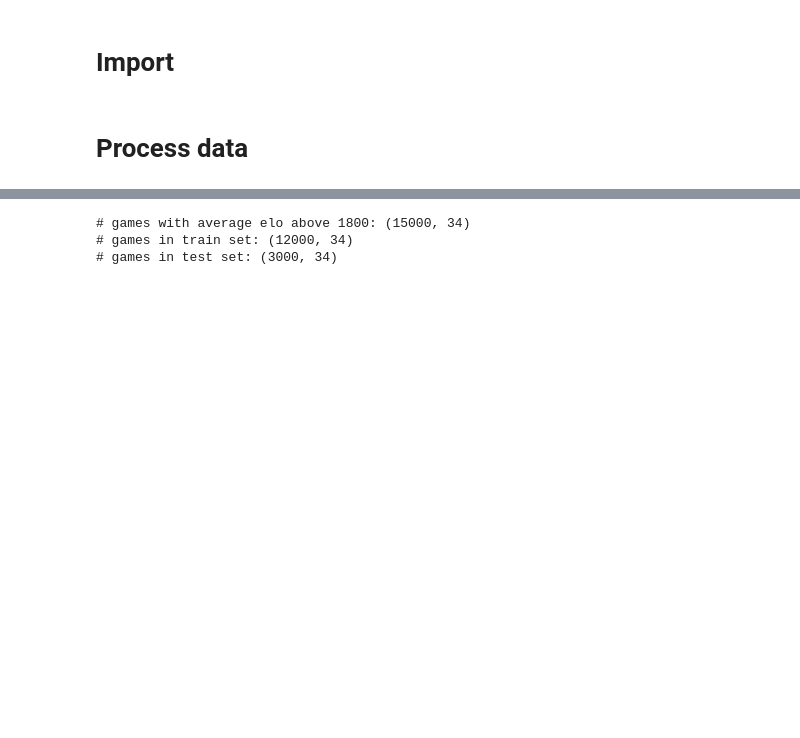
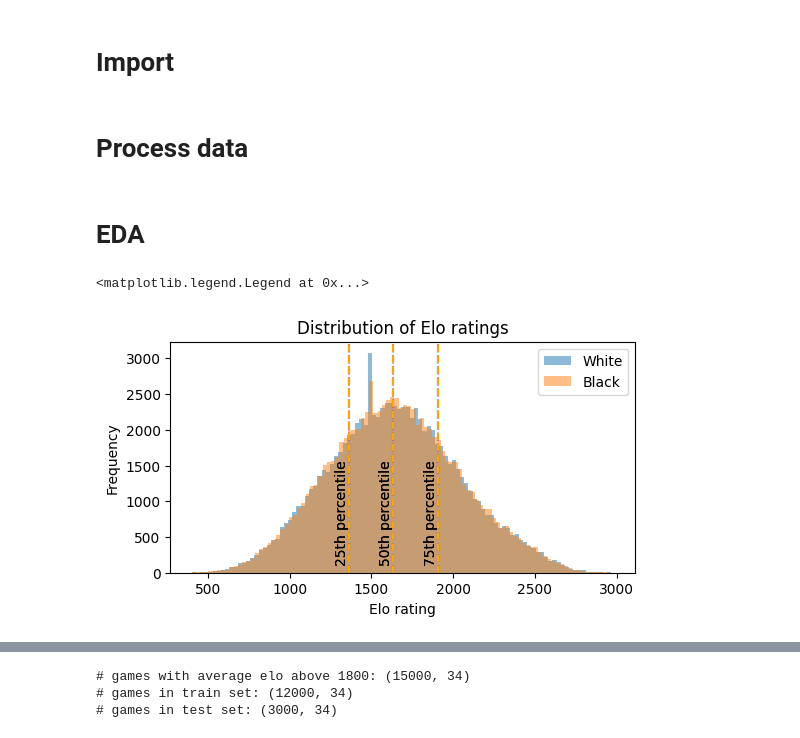
Before and after one commit to ngohiep-noob/Chess-move-recommender, a Jupyter notebook: src/naive.ipynb, the cells around one changed output, grey strips where cells are left out. Saved outputs shown, nothing was run; the diff lists cells and outputs as text; code cells hidden in the pictures; blank space fills up the shorter version.

```diff
--- a/src/naive.ipynb
+++ b/src/naive.ipynb
@@ -46,3 +46,40 @@ df = pd.concat([df1, df2], ignore_index=True)
 df["Mode"] = df["Event"].apply(format_game_mode)
 
 df = df[df["Mode"] == "Blitz game"]
+# %% [markdown]
+# EDA
+# %%
+# Visualize the distribution of the ratings
+plt.figure(figsize=(6, 3))
+plt.hist(df["WhiteElo"], bins=100, alpha=0.5, label="White")
+plt.hist(df["BlackElo"], bins=100, alpha=0.5, label="Black")
+# draw percentile lines
+for q in [0.25, 0.5, 0.75]:
+    plt.axvline(df["WhiteElo"].quantile(q), color="blue", linestyle="--")
+    # label the percentile lines
+    plt.text(
+        df["WhiteElo"].quantile(q),
+        100,
+        f"{q*100:.0f}th percentile",
+        rotation=90,
+        verticalalignment="bottom",
+        horizontalalignment="right",
+    )
+    plt.axvline(df["BlackElo"].quantile(q), color="orange", linestyle="--")
+    # label the percentile lines
+    plt.text(
+        df["BlackElo"].quantile(q),
+        100,
+        f"{q*100:.0f}th percentile",
+        rotation=90,
+        verticalalignment="bottom",
+        horizontalalignment="right",
+    )
+
+plt.xlabel("Elo rating")
+plt.ylabel("Frequency")
+plt.title("Distribution of Elo ratings")
+plt.legend()
+# %% [output]
+<matplotlib.legend.Legend at 0x...>
+[figure, added]
```
Also changed, not shown: parts of 19 cells of this notebook, 18 other files.
